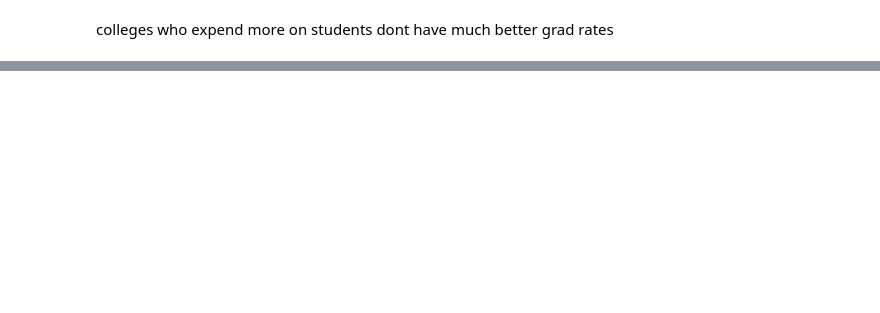
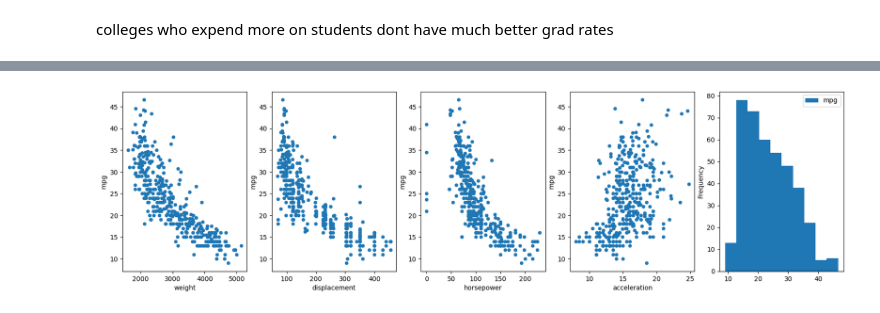
Before and after one commit to PrateekMinhas09/Data-Statistics-and-modeling-w-Python, a Jupyter notebook: Statistical_Learning: Ch2/AppliedExercise.ipynb, the cells around one changed output, grey strips where cells are left out. Cells and saved outputs as stored; diff of their text form; code cells hidden in the pictures; blank space fills up the shorter version.

```diff
--- a/Statistical_Learning: Ch2/AppliedExercise.ipynb
+++ b/Statistical_Learning: Ch2/AppliedExercise.ipynb
@@ -316,0 +322,4 @@ strong_corr
+# %%
+Auto=pd.read_csv("Statistical_Learning: Ch2/Datasets/Auto.csv")
+Auto.head(5)
+# apart from name every data is quantitative
@@ -316,0 +373,3 @@ strong_corr
+# %%
+Auto['horsepower']= Auto['horsepower'].astype(str).replace('?',0).astype(float)
+Auto.info()
@@ -316,0 +474,10 @@ strong_corr
+# %%
+from matplotlib.pyplot import subplots
+fig , ax = subplots(ncols=5,nrows=1, figsize=(20,5))
+Auto.plot.scatter(y='mpg', x='weight',ax=ax[0]);
+Auto.plot.scatter(y='mpg', x='displacement',ax=ax[1]);
+Auto.plot.scatter(y='mpg', x='horsepower',ax=ax[2]);
+Auto.plot.scatter(y='mpg', x='acceleration',ax=ax[3]);
+Auto.plot.hist(y='mpg', x='cylinders',ax=ax[4]);
+# %% [output]
+[figure, added]
```
Also changed, not shown: parts of 18 cells of this notebook.
